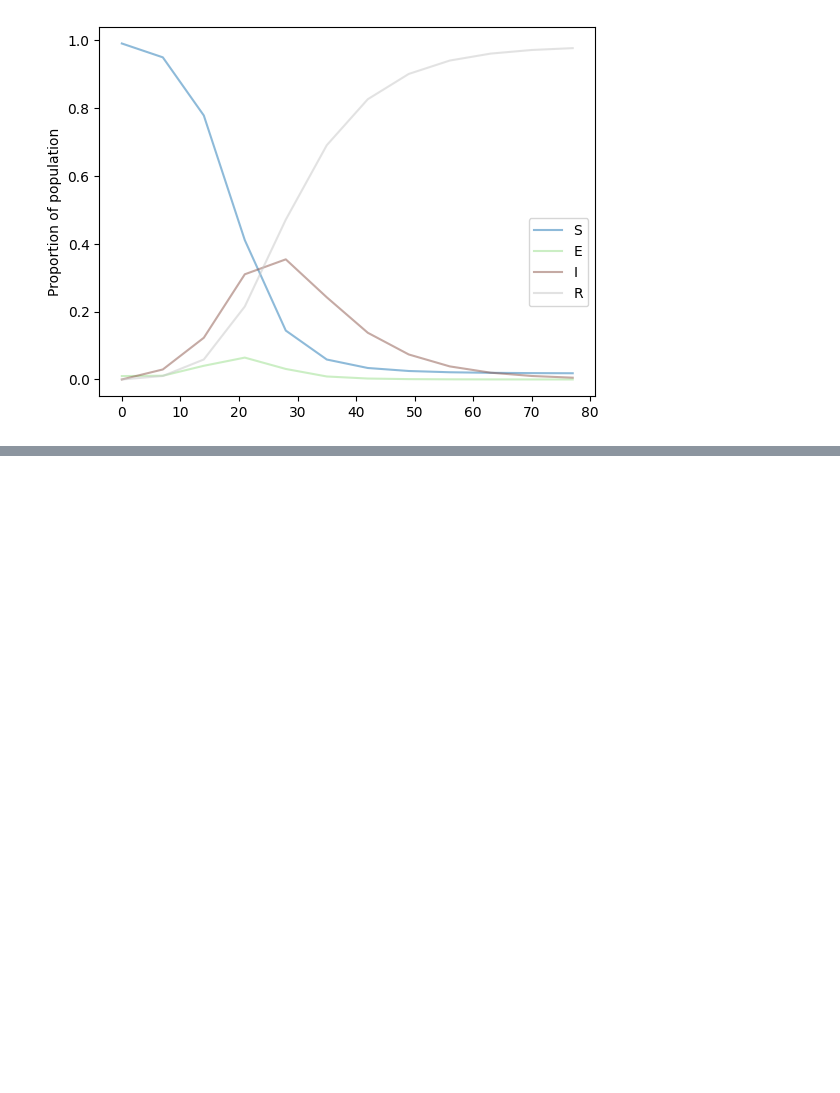
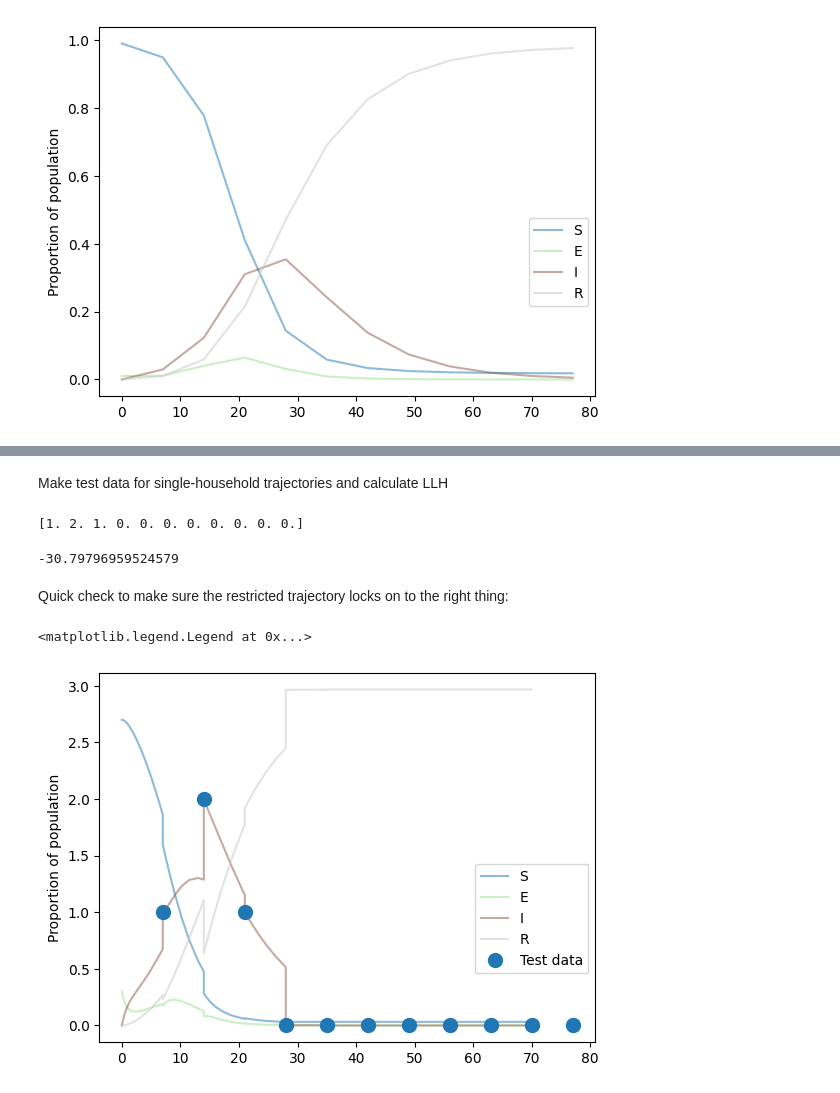
Before and after one commit to JBHilton/covid-19-in-households-public, a Jupyter notebook: examples/inference-from-testing/testing_with_modular_code.ipynb, the cells around one changed output, grey strips where cells are left out. Saved outputs shown, nothing was run; the diff lists cells and outputs as text; code cells hidden in the pictures; blank space fills up the shorter version.

Commit message:
Added likelihood surface calculations for testing inference

```diff
--- a/examples/inference-from-testing/testing_with_modular_code.ipynb
+++ b/examples/inference-from-testing/testing_with_modular_code.ipynb
@@ -229,0 +146,52 @@ up to significant figures . format sintax
+# %% [markdown]
+Make test data for single-household trajectories and calculate LLH
+# %%
+from numpy.random import choice
+
+H0 = make_initial_condition_by_eigenvector(growth_rate, model_input, household_population, rhs, 1e-1, 0.0,False,3)
+test_times = np.arange(7,7*12,7)
+def generate_single_hh_test_data(test_times):
+    Ht = deepcopy(H0)
+    test_data = np.zeros((len(test_times),))
+    for i in range(len(test_times)-1):
+        tspan = (test_times[i], test_times[i+1])
+        solution = solve_ivp(rhs, tspan, Ht, first_step=0.001, atol=1e-16)
+        time = solution.t
+        H = solution.y
+        state = choice(range(len(H[:, -1])), 1, p=H[:, -1]/sum(H[:, -1]))
+        test_data[i] = rhs.states_inf_only[state]
+        Ht *= 0
+        Ht[state] = 1
+    return(test_data)
+sample_data = generate_single_hh_test_data(test_times)
+print(sample_data)
+# %% [output]
+[1. 2. 1. 0. 0. 0. 0. 0. 0. 0. 0.]
+# %%
+# Log likelihood if we can only measure infecteds
+# This is for test results from one household, you´ll need to adapt to multiple
+
+def llh_from_test_data(test_data, test_times, rhs, H0):
+    Ht = deepcopy(H0)
+    llh = 0
+    for i in range(len(test_times)-1):
+        if i==0:
+            start_time = 0
+        else:
+            start_time = test_times[i-1]
+        tspan = (start_time, test_times[i])
+        solution = solve_ivp(rhs, tspan, Ht, first_step=0.001, atol=1e-16)
+        time = solution.t
+        H = solution.y
+        I = test_data[i]
+        possible_states = np.where(np.abs(np.sum(rhs.states_inf_only,1)-I)<1e-1)[0]
+        llh += np.log(np.sum(H[possible_states, -1]))
+        Ht *= 0
+        Ht[possible_states] = H[possible_states, -1]
+    return(llh)
+
+llh_from_test_data(sample_data, test_times, rhs, H0)
+# %% [output]
+-30.79796959524579
+# %% [markdown]
+Quick check to make sure the restricted trajectory locks on to the right thing:
@@ -229,0 +226,27 @@ up to significant figures . format sintax
+# %%
+S = H_all.T.dot(household_population.states[:, ::4])
+E = H_all.T.dot(household_population.states[:, 1::4])
+I = H_all.T.dot(household_population.states[:, 2::4])
+R = H_all.T.dot(household_population.states[:, 3::4])
+
+data_list = [S/model_input.ave_hh_by_class,
+    E/model_input.ave_hh_by_class,
+    I/model_input.ave_hh_by_class,
+    R/model_input.ave_hh_by_class]
+
+lgd=['S','E','I','R', "Test data"]
+
+fig, (axis) = subplots(1,1, sharex=True)
+
+cmap = get_cmap('tab20')
+alpha = 0.5
+for i in range(len(data_list)):
+    axis.plot(t_all,
+        3*data_list[i], label=lgd[i],
+        color=cmap(i/len(data_list)), alpha=alpha)
+axis.plot(test_times, sample_data, marker=".", ls="", ms=20, label=lgd[-1])
+axis.set_ylabel('Proportion of population')
+axis.legend(ncol=1, bbox_to_anchor=(1,0.50))
+# %% [output]
+<matplotlib.legend.Legend at 0x...>
+[figure, added]
```
Also changed, not shown: parts of 32 cells of this notebook, 1 other file.
